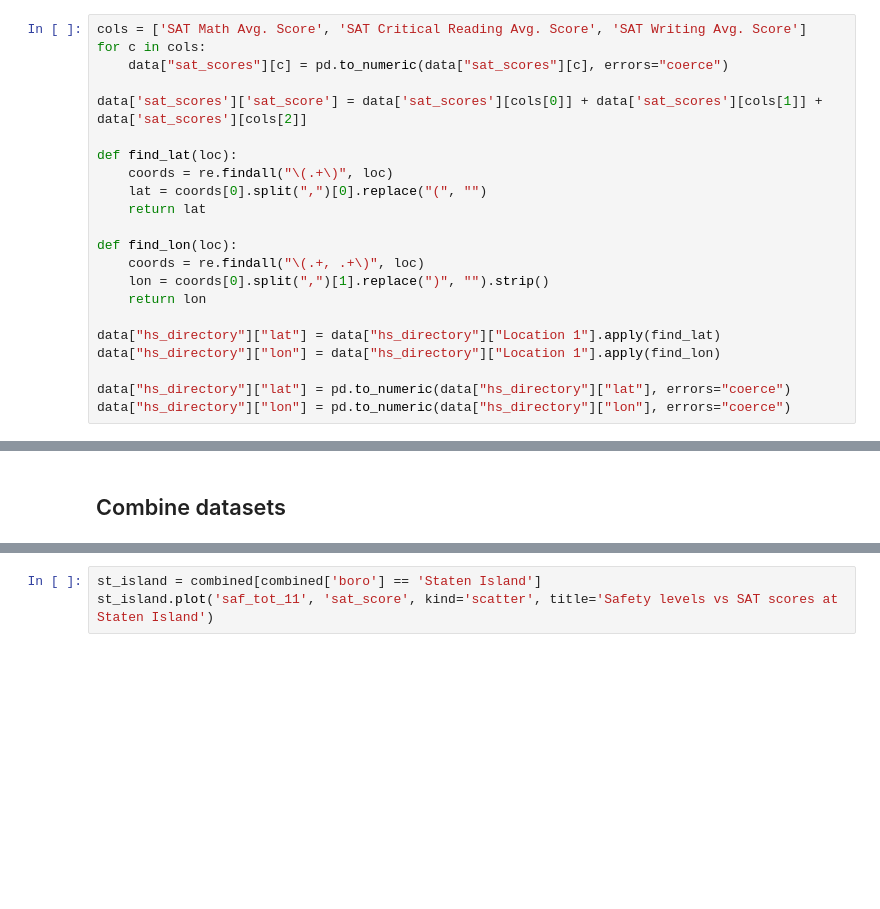
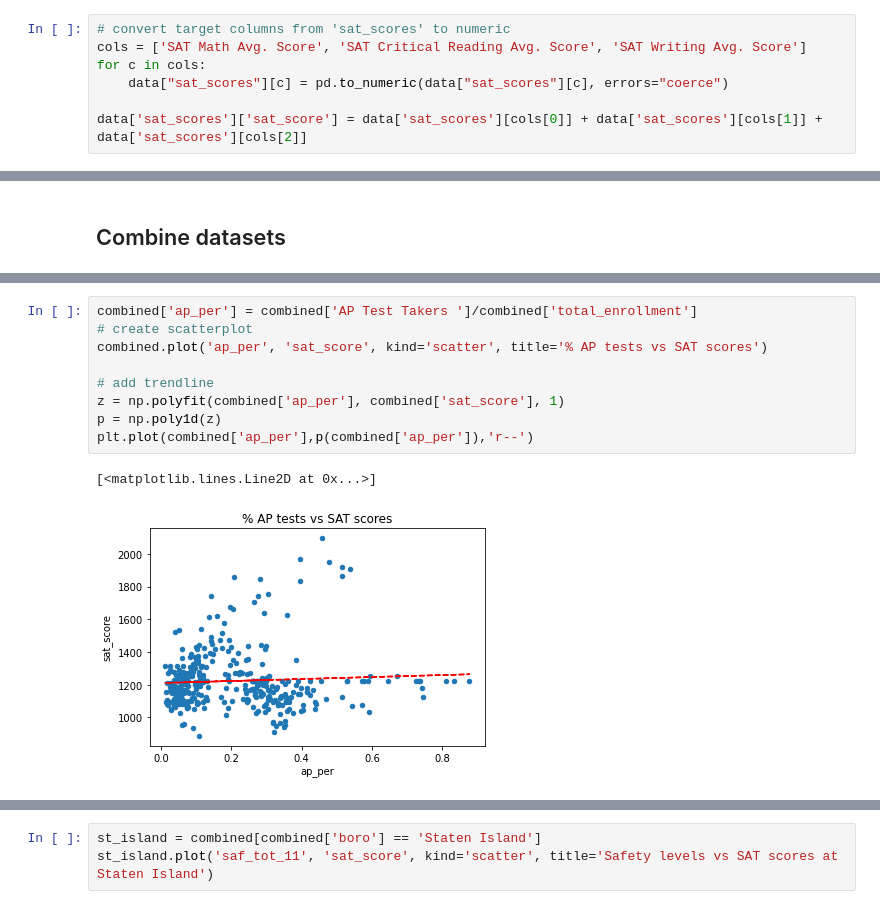
Before and after one commit to kafka-polka-dot/jupyter_projects, a Jupyter notebook: SAT_scores/SAT_scores_analysis.ipynb, the cells around one changed output, grey strips where cells are left out. Drawn from its saved outputs; the diff is of its cells as text; blank space fills up the shorter version.

```diff
--- a/SAT_scores/SAT_scores_analysis.ipynb
+++ b/SAT_scores/SAT_scores_analysis.ipynb
@@ -93,22 +106,7 @@ data["class_size"]["DBN"] = data["class_size"]["padded_csd"] + data["class_size"
 # %%
+# convert target columns from 'sat_scores' to numeric
 cols = ['SAT Math Avg. Score', 'SAT Critical Reading Avg. Score', 'SAT Writing Avg. Score']
 for c in cols:
     data["sat_scores"][c] = pd.to_numeric(data["sat_scores"][c], errors="coerce")
 
 data['sat_scores']['sat_score'] = data['sat_scores'][cols[0]] + data['sat_scores'][cols[1]] + data['sat_scores'][cols[2]]
-
-def find_lat(loc):
-    coords = re.findall("\(.+\)", loc)
-    lat = coords[0].split(",")[0].replace("(", "")
-    return lat
-
-def find_lon(loc):
-    coords = re.findall("\(.+, .+\)", loc)
-    lon = coords[0].split(",")[1].replace(")", "").strip()
-    return lon
-
-data["hs_directory"]["lat"] = data["hs_directory"]["Location 1"].apply(find_lat)
-data["hs_directory"]["lon"] = data["hs_directory"]["Location 1"].apply(find_lon)
-
-data["hs_directory"]["lat"] = pd.to_numeric(data["hs_directory"]["lat"], errors="coerce")
-data["hs_directory"]["lon"] = pd.to_numeric(data["hs_directory"]["lon"], errors="coerce")
@@ -281,0 +269,12 @@ On the one hand schools from Bronx and Brooklyn with the lowest mean SAT scores
+# %%
+combined['ap_per'] = combined['AP Test Takers ']/combined['total_enrollment']
+# create scatterplot
+combined.plot('ap_per', 'sat_score', kind='scatter', title='% AP tests vs SAT scores')
+
+# add trendline
+z = np.polyfit(combined['ap_per'], combined['sat_score'], 1)
+p = np.poly1d(z)
+plt.plot(combined['ap_per'],p(combined['ap_per']),'r--')
+# %% [output]
+[<matplotlib.lines.Line2D at 0x...>]
+[figure, added]
```
Also changed, not shown: parts of 91 cells of this notebook, 6 other files.
